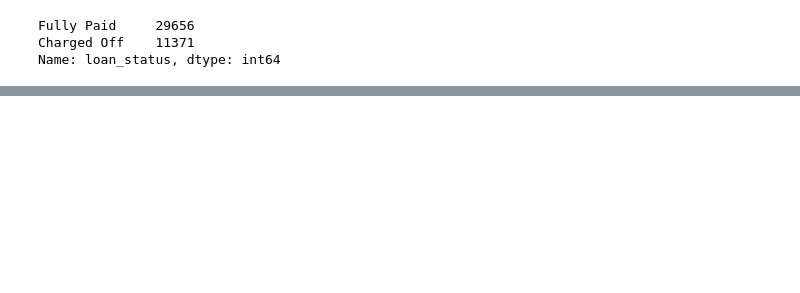
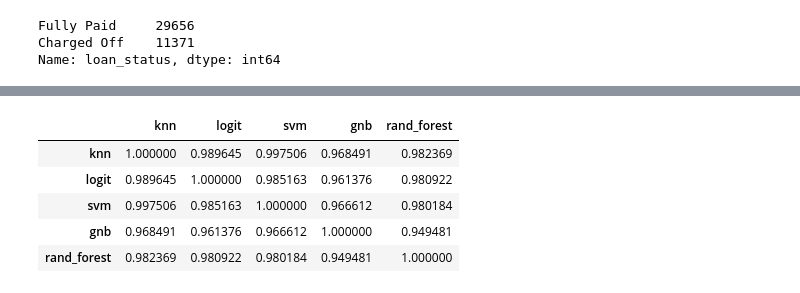
Before and after one commit to yiuhyuk/Project_3_Metis, a Jupyter notebook: lending_club_v1.0.ipynb, the cells around one changed output, grey strips where cells are left out. Cells and saved outputs as stored; diff of their text form; code cells hidden in the pictures; blank space fills up the shorter version.

```diff
--- a/lending_club_v1.0.ipynb
+++ b/lending_club_v1.0.ipynb
@@ -390,11 +442,11 @@ gnb_best = gnb.fit(x_norm_train, y_train)
 # Create the parameter grid based on the results of random search
 param_grid = {
     'bootstrap': [True],
-    'max_depth': [70, 80],
+    'max_depth': [70, 90],
     'max_features': ['sqrt'],
-    'min_samples_leaf': [1],
+    'min_samples_leaf': [1, 2],
     'min_samples_split': [2, 3],
-    'n_estimators': [200, 250]
+    'n_estimators': [200, 400]
 }
 
 rf = RandomForestClassifier()
@@ -472,3 +582,27 @@ plt.show()
+# %%
+# Examine the correlation of the model errors
+
+knn_error = y_train - knn_grid.predict_proba(x_norm_train)[:,1]
+logit_error = y_train - logistic_grid.predict_proba(x_norm_train)[:,1]
+svm_error = y_train - svm_grid.predict_proba(x_norm_train)[:,1]
+gnb_error = y_train - gnb_best.predict_proba(x_norm_train)[:,1]
+rf_error = y_train - rf_grid.predict_proba(x_norm_train)[:,1]
+
+error_df = pd.DataFrame()
+error_df['knn'] = knn_error
+error_df['logit'] = logit_error
+error_df['svm'] = svm_error
+error_df['gnb'] = gnb_error
+error_df['rand_forest'] = rf_error
+
+error_df.corr()
+# %% [output]
+|  | knn | logit | svm | gnb | rand_forest |
+| knn | 1.000000 | 0.989645 | 0.997506 | 0.968491 | 0.982369 |
+| logit | 0.989645 | 1.000000 | 0.985163 | 0.961376 | 0.980922 |
+| svm | 0.997506 | 0.985163 | 1.000000 | 0.966612 | 0.980184 |
+| gnb | 0.968491 | 0.961376 | 0.966612 | 1.000000 | 0.949481 |
+| rand_forest | 0.982369 | 0.980922 | 0.980184 | 0.949481 | 1.000000 |
 # %%
 # Try to boost performance using PCA
 # %%
```
Also changed, not shown: parts of 20 cells of this notebook.
